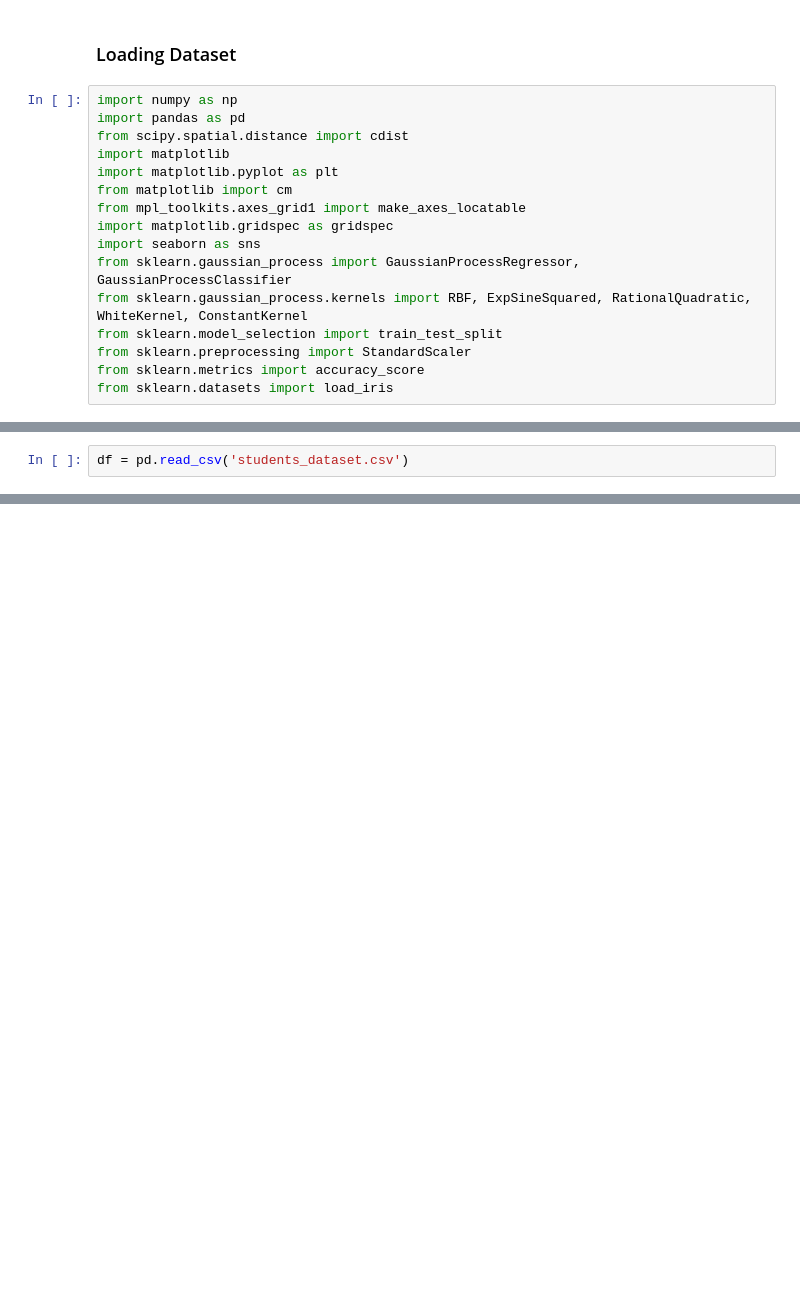
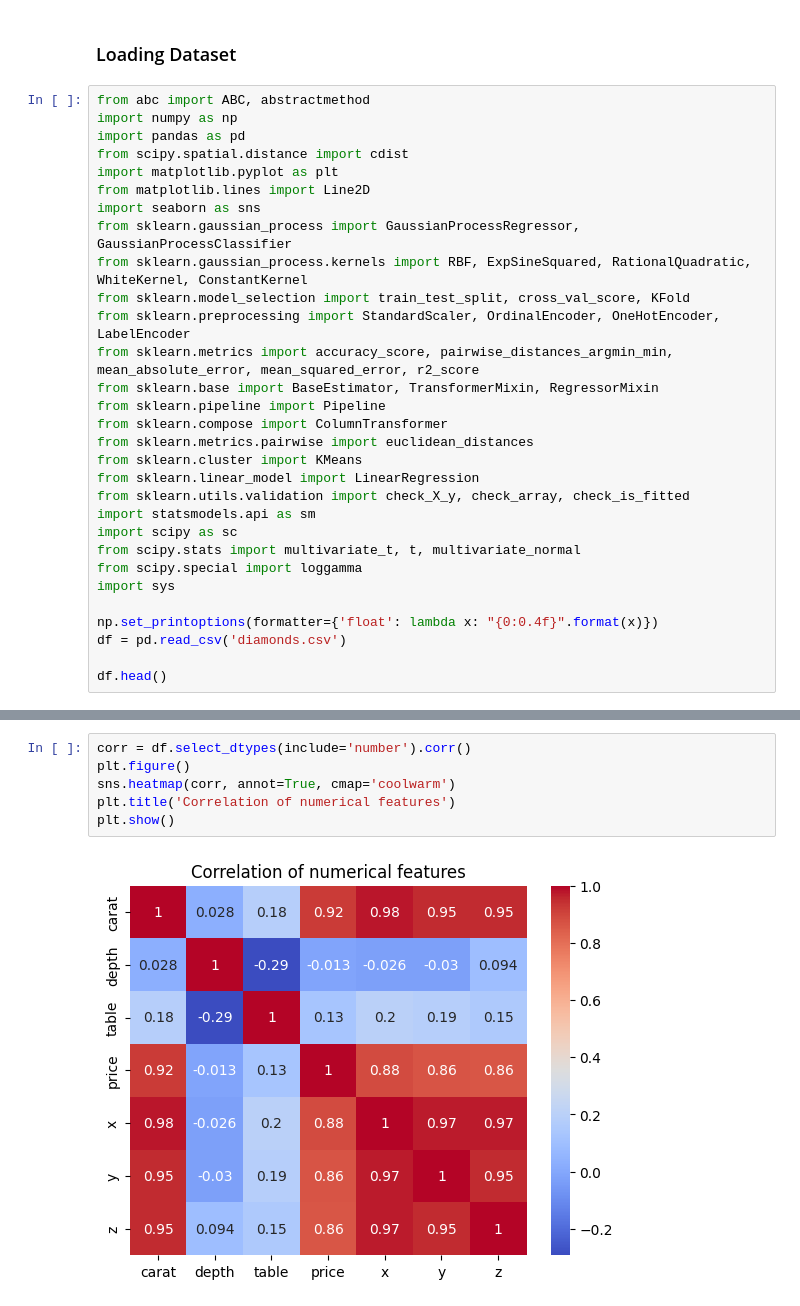
Before and after one commit to shreyashonnalli/ST451, a Jupyter notebook: regression.ipynb, the cells around one changed output, grey strips where cells are left out. Drawn from its saved outputs; the diff is of its cells as text; blank space fills up the shorter version.

Commit message:
regression done

```diff
--- a/regression.ipynb
+++ b/regression.ipynb
@@ -5,18 +7,32 @@
 # %% [markdown]
 ### Loading Dataset
 # %%
+from abc import ABC, abstractmethod
 import numpy as np
 import pandas as pd
 from scipy.spatial.distance import cdist
-import matplotlib
 import matplotlib.pyplot as plt
-from matplotlib import cm
-from mpl_toolkits.axes_grid1 import make_axes_locatable
-import matplotlib.gridspec as gridspec
+from matplotlib.lines import Line2D
 import seaborn as sns
 from sklearn.gaussian_process import GaussianProcessRegressor, GaussianProcessClassifier
 from sklearn.gaussian_process.kernels import RBF, ExpSineSquared, RationalQuadratic, WhiteKernel, ConstantKernel
-from sklearn.model_selection import train_test_split
-from sklearn.preprocessing import StandardScaler
-from sklearn.metrics import accuracy_score
-from sklearn.datasets import load_iris
+from sklearn.model_selection import train_test_split, cross_val_score, KFold
+from sklearn.preprocessing import StandardScaler, OrdinalEncoder, OneHotEncoder, LabelEncoder
+from sklearn.metrics import accuracy_score, pairwise_distances_argmin_min, mean_absolute_error, mean_squared_error, r2_score
+from sklearn.base import BaseEstimator, TransformerMixin, RegressorMixin
+from sklearn.pipeline import Pipeline
+from sklearn.compose import ColumnTransformer
+from sklearn.metrics.pairwise import euclidean_distances
+from sklearn.cluster import KMeans
+from sklearn.linear_model import LinearRegression
+from sklearn.utils.validation import check_X_y, check_array, check_is_fitted
+import statsmodels.api as sm
+import scipy as sc
+from scipy.stats import multivariate_t, t, multivariate_normal
+from scipy.special import loggamma
+import sys
+
+np.set_printoptions(formatter={'float': lambda x: "{0:0.4f}".format(x)})
+df = pd.read_csv('diamonds.csv')
+
+df.head()
@@ -23,2 +45,0 @@ from sklearn.datasets import load_iris
-# %%
-df = pd.read_csv('students_dataset.csv')
@@ -38,0 +65,8 @@ df = pd.read_csv('students_dataset.csv')
+# %%
+corr = df.select_dtypes(include='number').corr()
+plt.figure()
+sns.heatmap(corr, annot=True, cmap='coolwarm')
+plt.title('Correlation of numerical features')
+plt.show()
+# %% [output]
+[figure, added]
```
Also changed, not shown: parts of 67 cells of this notebook, 2 other files.
